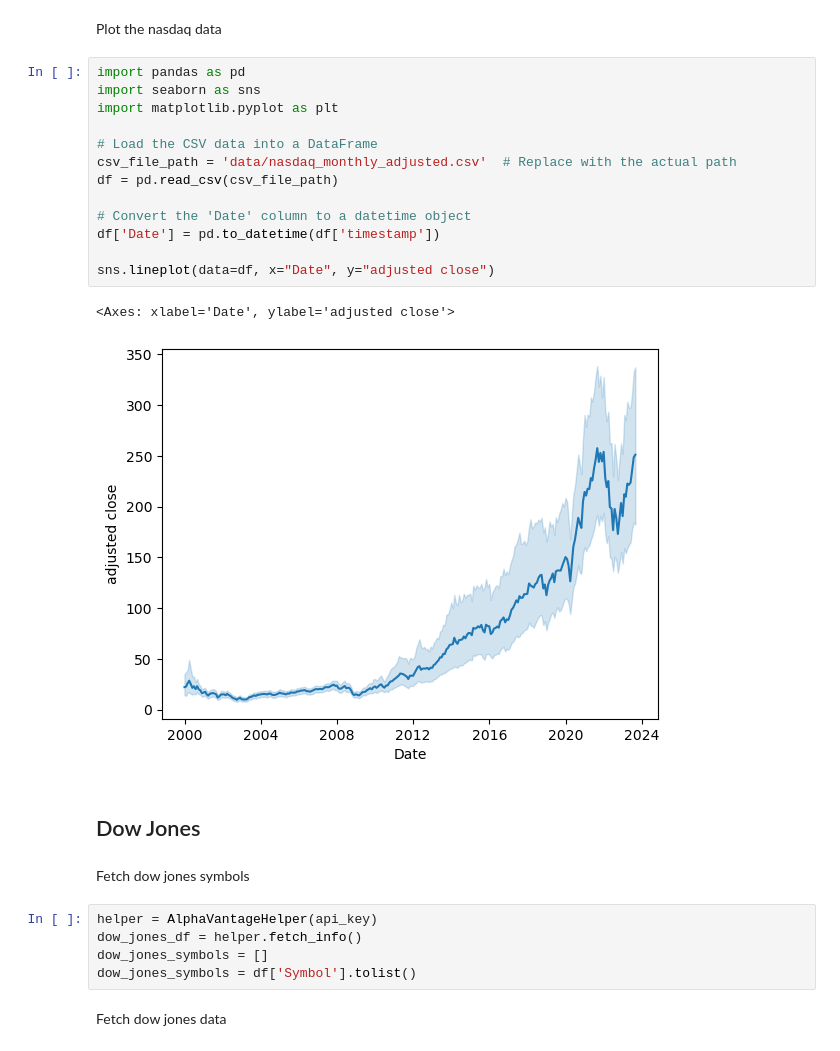
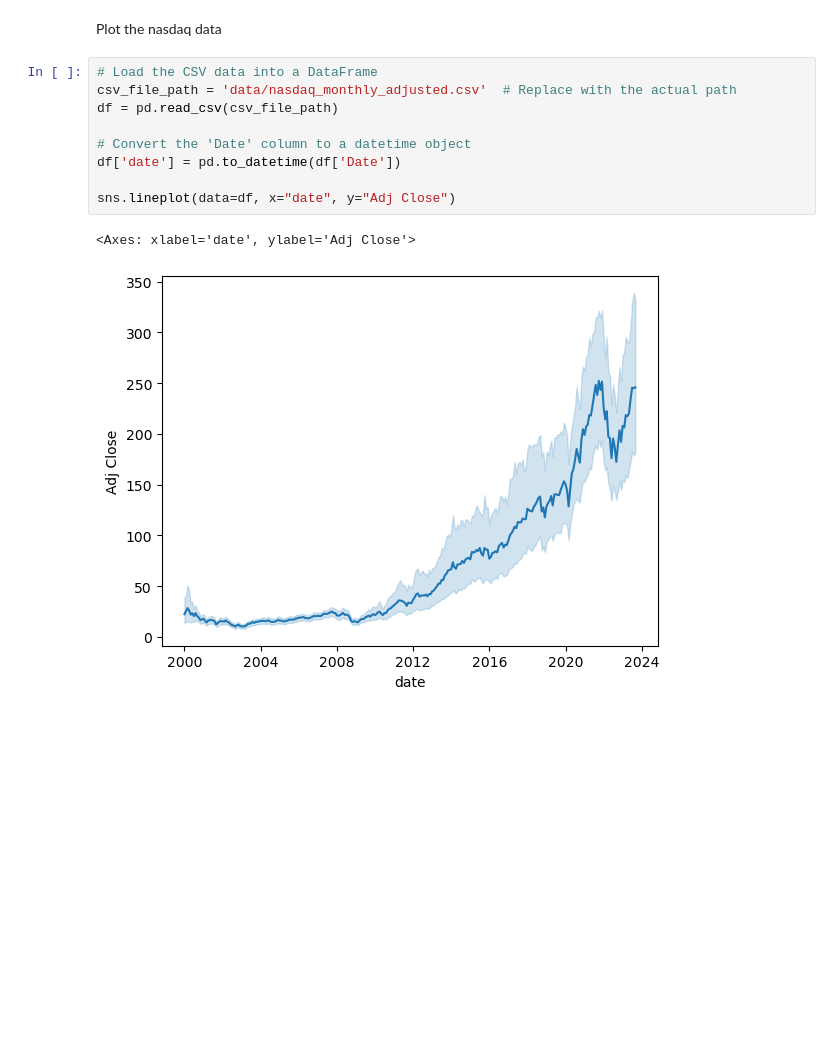
Before and after one commit to Arne-Wiese/data-science-project_stock-data, a Jupyter notebook: Data_Collection/stock_analysis.ipynb, the cells around one changed output. Saved outputs shown, nothing was run; the diff lists cells and outputs as text; blank space fills up the shorter version.

```diff
--- a/Data_Collection/stock_analysis.ipynb
+++ b/Data_Collection/stock_analysis.ipynb
@@ -60,29 +51,14 @@ CSV data for GEHC extended in: data/nasdaq_monthly_adjusted.csv
 # %% [markdown]
 Plot the nasdaq data
 # %%
-import pandas as pd
-import seaborn as sns
-import matplotlib.pyplot as plt
-
 # Load the CSV data into a DataFrame
 csv_file_path = 'data/nasdaq_monthly_adjusted.csv'  # Replace with the actual path
 df = pd.read_csv(csv_file_path)
 
 # Convert the 'Date' column to a datetime object
-df['Date'] = pd.to_datetime(df['timestamp'])
+df['date'] = pd.to_datetime(df['Date'])
 
-sns.lineplot(data=df, x="Date", y="adjusted close")
+sns.lineplot(data=df, x="date", y="Adj Close")
 # %% [output]
-<Axes: xlabel='Date', ylabel='adjusted close'>
+<Axes: xlabel='date', ylabel='Adj Close'>
-[figure, old version]
+[figure, new version]
-# %% [markdown]
-## Dow Jones
-# %% [markdown]
-Fetch dow jones symbols
-# %%
-helper = AlphaVantageHelper(api_key)
-dow_jones_df = helper.fetch_info()
-dow_jones_symbols = []
-dow_jones_symbols = df['Symbol'].tolist()
-# %% [markdown]
-Fetch dow jones data
```
Also changed, not shown: parts of 16 cells of this notebook, 1 other file.
